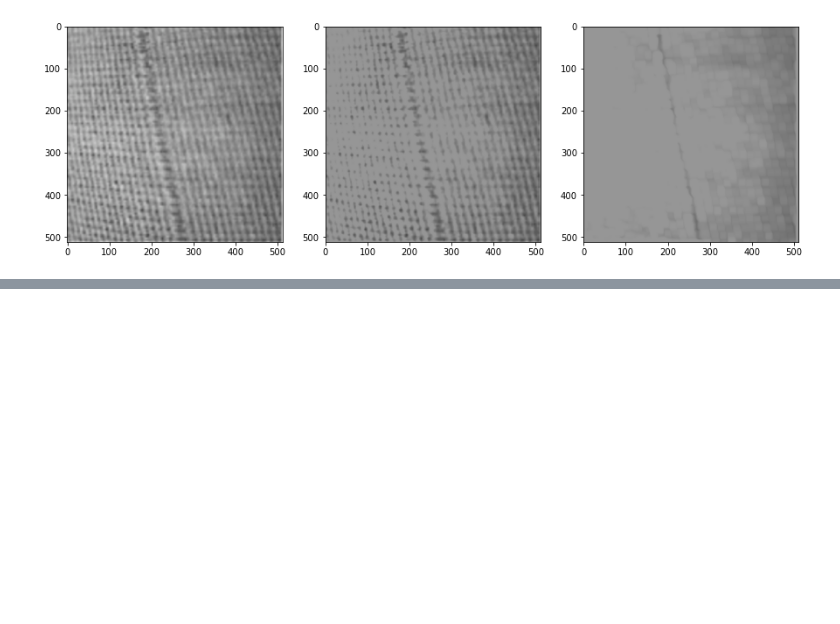
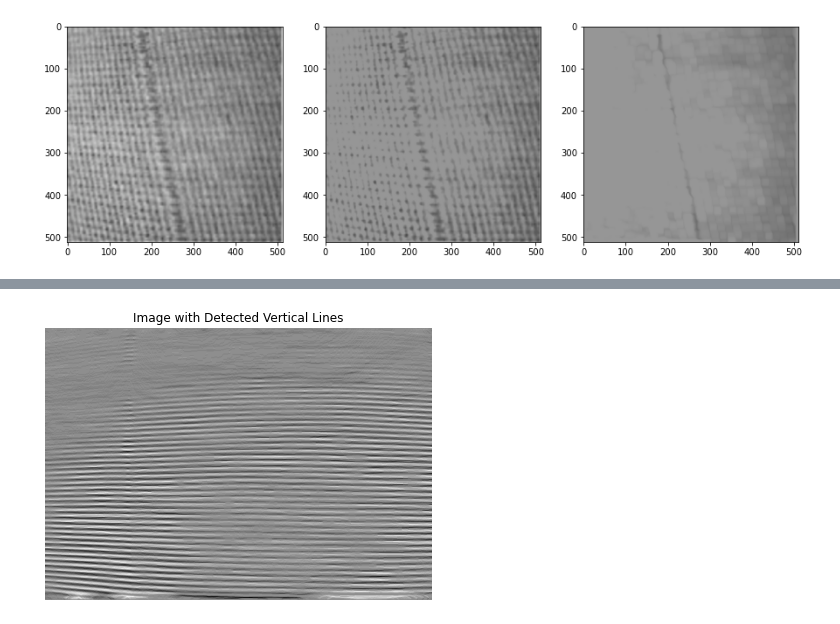
Before and after one commit to adityagupta-apg/knitsmart, a Jupyter notebook: practice.ipynb, the cells around one changed output, grey strips where cells are left out. Cells and saved outputs as stored; diff of their text form; code cells hidden in the pictures; blank space fills up the shorter version.

```diff
--- a/practice.ipynb
+++ b/practice.ipynb
@@ -255,0 +233,23 @@ plt.show()
+# %%
+import cv2
+import numpy as np
+import matplotlib.pyplot as plt
+
+# Load image in grayscale
+image_path = r'c:\Users\Aditya\Downloads\Knitsmartdata\test_dataset\Minor_default\6.jpg'
+image = cv2.imread(image_path, cv2.IMREAD_GRAYSCALE)
+image=image[:450,:]
+
+# Apply Gaussian blur to reduce noise
+blurred = cv2.medianBlur(image, 23)
+
+sobel=cv2.Sobel(blurred, cv2.CV_64F,0,1,ksize=1)
+
+# Display the original image with detected vertical lines
+plt.figure(figsize=(10, 5))
+plt.imshow(sobel, cmap='gray')
+plt.title('Image with Detected Vertical Lines')
+plt.axis('off')
+plt.show()
+# %% [output]
+[figure, added]
```
Also changed, not shown: parts of 11 cells of this notebook.
